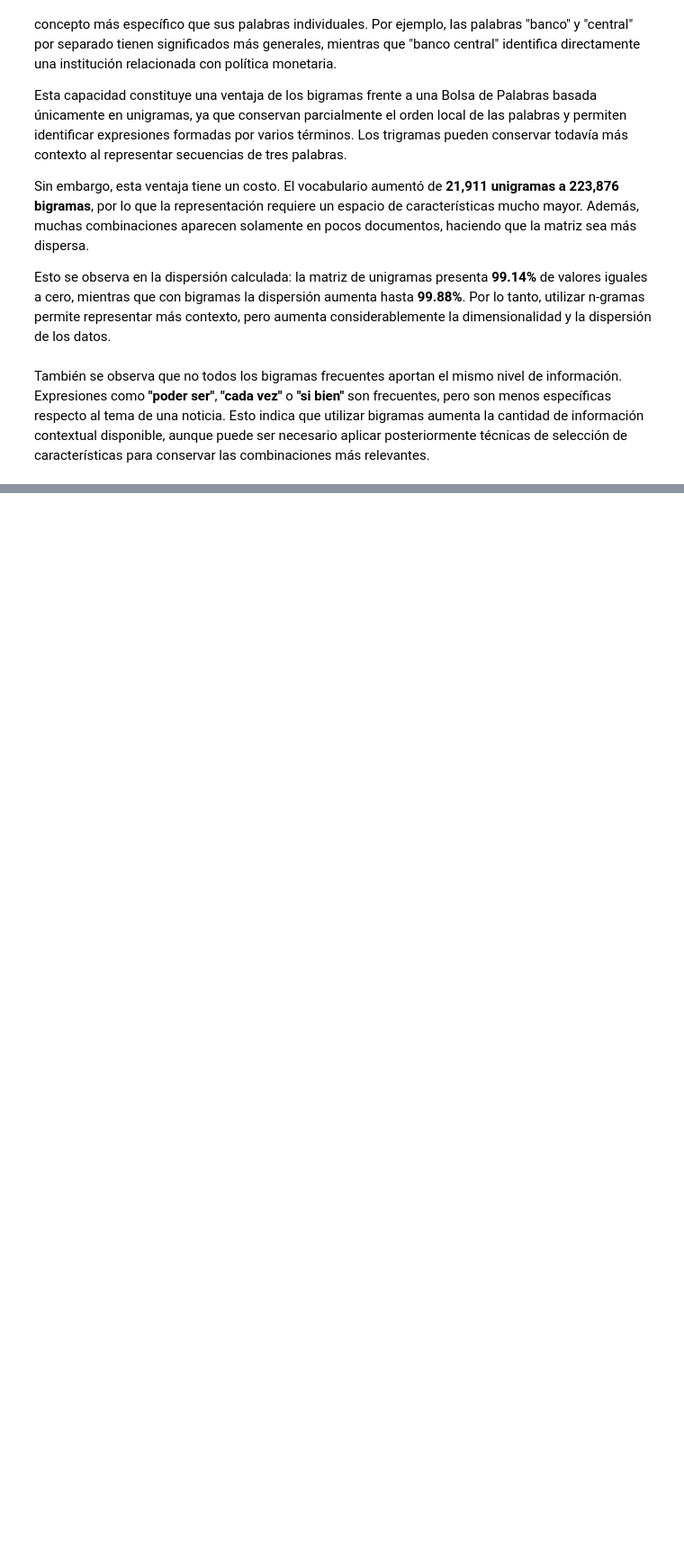
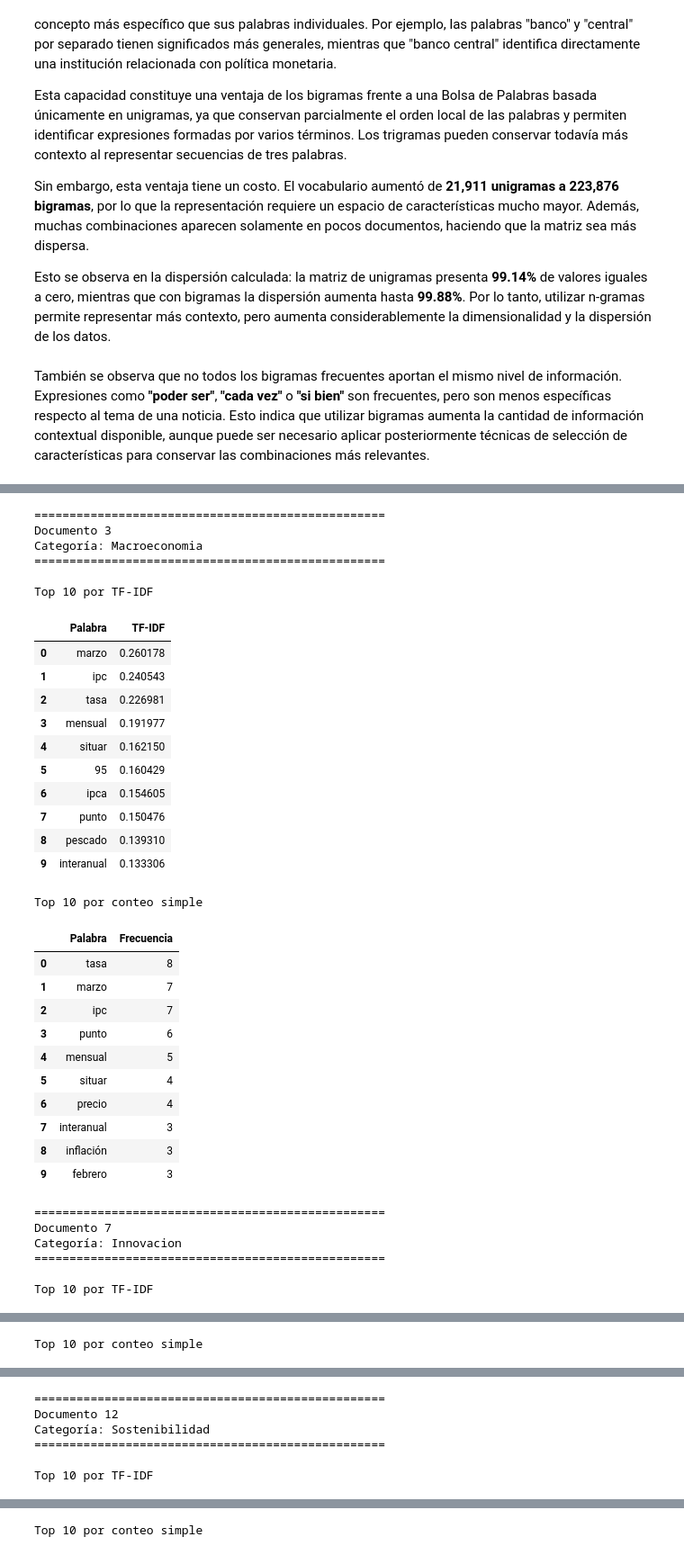
Before and after one commit to Cynthiss/NLP, a Jupyter notebook: lab2_nlp/Lab_2.ipynb, the cells around one changed output, grey strips where cells are left out. Shown at 90% size. Saved outputs shown, nothing was run; the diff lists cells and outputs as text; code cells hidden in the pictures; blank space fills up the shorter version.

```diff
--- a/lab2_nlp/Lab_2.ipynb
+++ b/lab2_nlp/Lab_2.ipynb
@@ -875,0 +1019,70 @@ También se observa que no todos los bigramas frecuentes aportan el mismo nivel
+# %%
+
+# Obtener las palabras más frecuentes por conteo simple
+
+
+def top_conteo_documento(indice, n=10):
+
+    # Obtener tokens del documento
+    tokens = df.loc[indice, "tokens"]
+
+    # Contar las palabras
+    conteos = Counter(tokens)
+
+    # Obtener las n más frecuentes
+    resultado = pd.DataFrame(
+        conteos.most_common(n),
+        columns=["Palabra", "Frecuencia"]
+    )
+
+    return resultado
+
+
+for indice in documentos_seleccionados:
+
+    print("\n" + "=" * 50)
+    print(f"Documento {indice}")
+    print(f"Categoría: {df.loc[indice, 'Type']}")
+    print("=" * 50)
+
+    print("\nTop 10 por TF-IDF")
+    display(top_tfidf_documento(indice))
+
+    print("Top 10 por conteo simple")
+    display(top_conteo_documento(indice))
+# %% [output]
+==================================================
+Documento 3
+Categoría: Macroeconomia
+==================================================
+
+Top 10 por TF-IDF
+|  | Palabra | TF-IDF |
+| 0 | marzo | 0.260178 |
+| 1 | ipc | 0.240543 |
+| 2 | tasa | 0.226981 |
+| 3 | mensual | 0.191977 |
+| 4 | situar | 0.162150 |
+| 5 | 95 | 0.160429 |
+| 6 | ipca | 0.154605 |
+| 7 | punto | 0.150476 |
+| 8 | pescado | 0.139310 |
+| 9 | interanual | 0.133306 |
+Top 10 por conteo simple
+|  | Palabra | Frecuencia |
+| 0 | tasa | 8 |
+| 1 | marzo | 7 |
+| 2 | ipc | 7 |
+| 3 | punto | 6 |
+| 4 | mensual | 5 |
+| 5 | situar | 4 |
+| 6 | precio | 4 |
+| 7 | interanual | 3 |
+| 8 | inflación | 3 |
+| 9 | febrero | 3 |
+==================================================
+Documento 7
+Categoría: Innovacion
+==================================================
+
+Top 10 por TF-IDF
@@ -875,0 +1100 @@ También se observa que no todos los bigramas frecuentes aportan el mismo nivel
+Top 10 por conteo simple
@@ -875,0 +1112,6 @@ También se observa que no todos los bigramas frecuentes aportan el mismo nivel
+==================================================
+Documento 12
+Categoría: Sostenibilidad
+==================================================
+
+Top 10 por TF-IDF
@@ -875,0 +1129 @@ También se observa que no todos los bigramas frecuentes aportan el mismo nivel
+Top 10 por conteo simple
```
Also changed, not shown: parts of 7 cells of this notebook.
